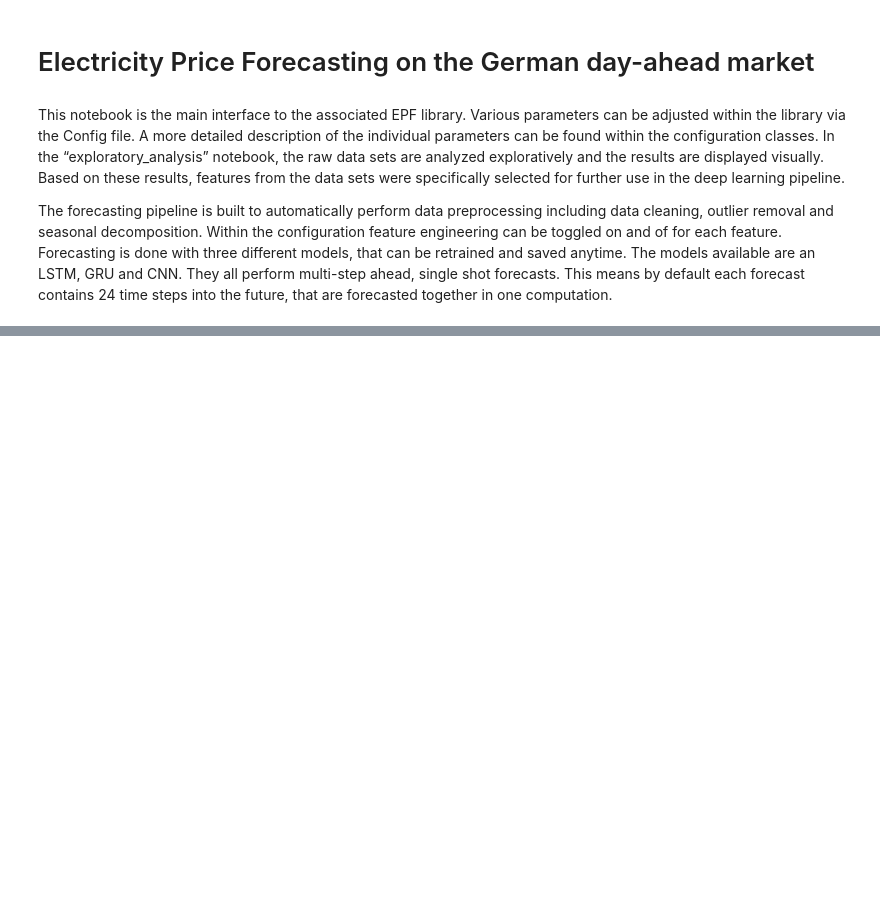
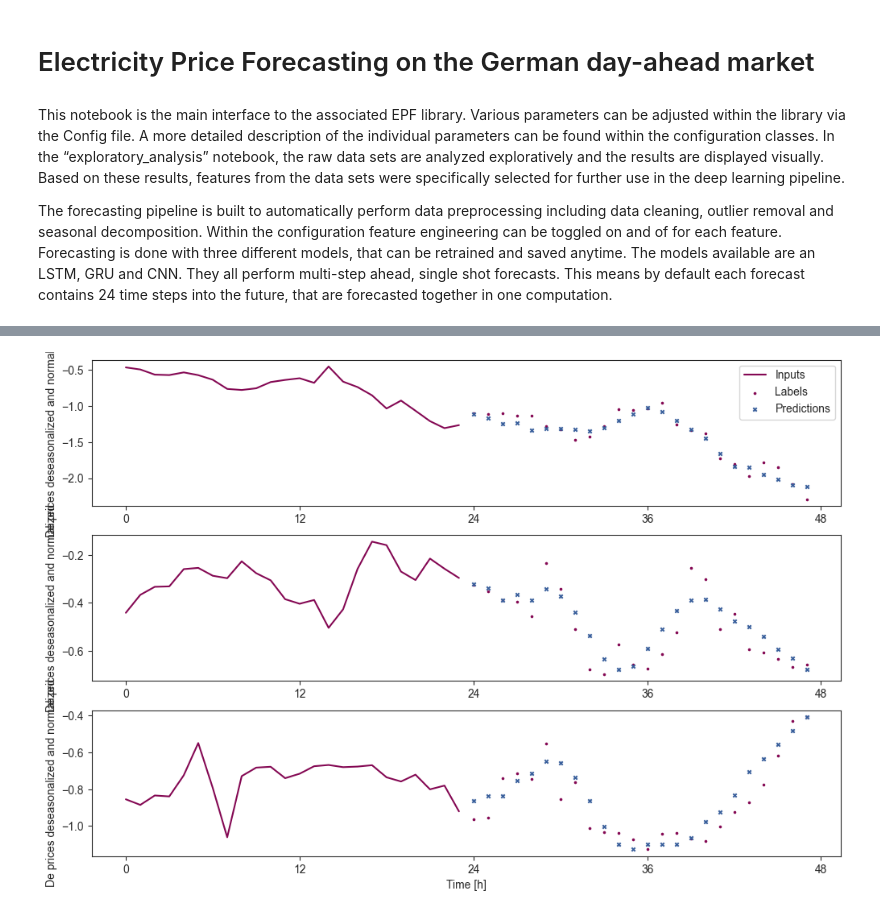
Before and after one commit to valentin-17/epf, a Jupyter notebook: notebooks/epf_main.ipynb, the cells around one changed output, grey strips where cells are left out. Saved outputs shown, nothing was run; the diff lists cells and outputs as text; code cells hidden in the pictures; blank space fills up the shorter version.

```diff
--- a/notebooks/epf_main.ipynb
+++ b/notebooks/epf_main.ipynb
@@ -78,0 +74,10 @@ _ = plt.legend()
+# %%
+import pickle as pkl
+
+with open("../models/lstm_all_features.pkl", "rb") as f:
+    model_obj = pkl.load(f)
+
+window = model_obj['window']
+model = model_obj['best_model']
+window.plot(model)
+# %% [output]
@@ -79,3 +94,4 @@ _ = plt.legend()
+[figure, new version]
 # %%
 from epf.config import PREDICTIONS_DIR, MODELS_DIR
 
```
Also changed, not shown: parts of 14 cells of this notebook, 11 other files.
